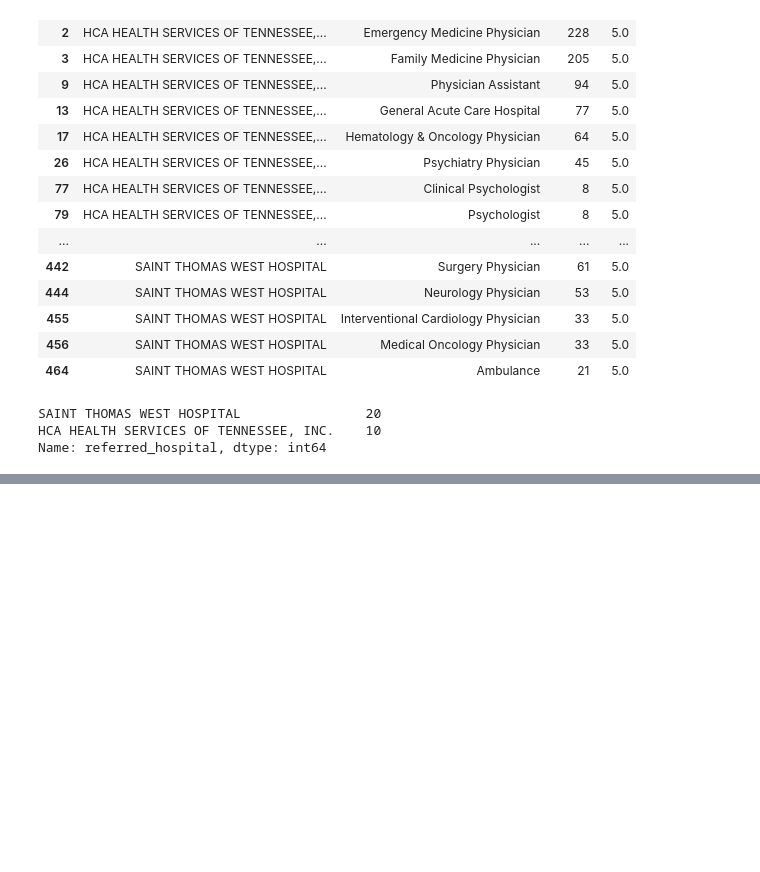
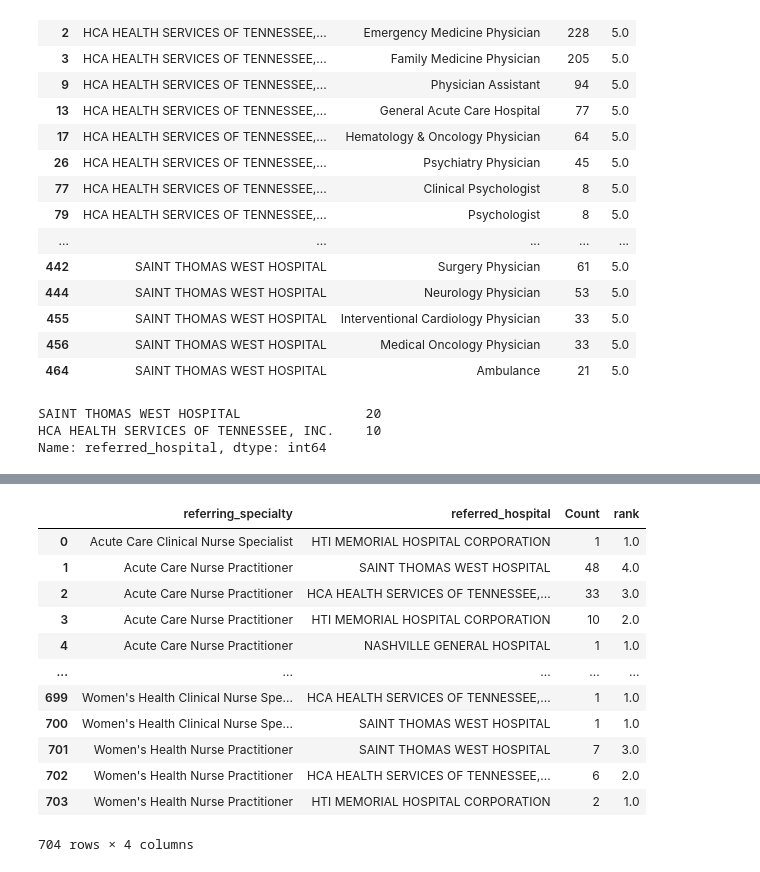
Before and after one commit to jmayf123/Hop_Teaming_Project, a Jupyter notebook: ht_eda_et.ipynb, the cells around one changed output, grey strips where cells are left out. Saved outputs shown, nothing was run; the diff lists cells and outputs as text; code cells hidden in the pictures; blank space fills up the shorter version.

```diff
--- a/ht_eda_et.ipynb
+++ b/ht_eda_et.ipynb
@@ -360,0 +385,17 @@ Name: referred_hospital, dtype: int64
+# %%
+table_b["rank"] = table_b.groupby("referring_specialty")["Count"].rank(method="dense", ascending = True)
+table_b
+# %% [output]
+|  | referring_specialty | referred_hospital | Count | rank |
+| 0 | Acute Care Clinical Nurse Specialist | HTI MEMORIAL HOSPITAL CORPORATION | 1 | 1.0 |
+| 1 | Acute Care Nurse Practitioner | SAINT THOMAS WEST HOSPITAL | 48 | 4.0 |
+| 2 | Acute Care Nurse Practitioner | HCA HEALTH SERVICES OF TENNESSEE,... | 33 | 3.0 |
+| 3 | Acute Care Nurse Practitioner | HTI MEMORIAL HOSPITAL CORPORATION | 10 | 2.0 |
+| 4 | Acute Care Nurse Practitioner | NASHVILLE GENERAL HOSPITAL | 1 | 1.0 |
+| ... | ... | ... | ... | ... |
+| 699 | Women's Health Clinical Nurse Spe... | HCA HEALTH SERVICES OF TENNESSEE,... | 1 | 1.0 |
+| 700 | Women's Health Clinical Nurse Spe... | SAINT THOMAS WEST HOSPITAL | 1 | 1.0 |
+| 701 | Women's Health Nurse Practitioner | SAINT THOMAS WEST HOSPITAL | 7 | 3.0 |
+| 702 | Women's Health Nurse Practitioner | HCA HEALTH SERVICES OF TENNESSEE,... | 6 | 2.0 |
+| 703 | Women's Health Nurse Practitioner | HTI MEMORIAL HOSPITAL CORPORATION | 2 | 1.0 |
+704 rows × 4 columns
```
Also changed, not shown: parts of 5 cells of this notebook.
